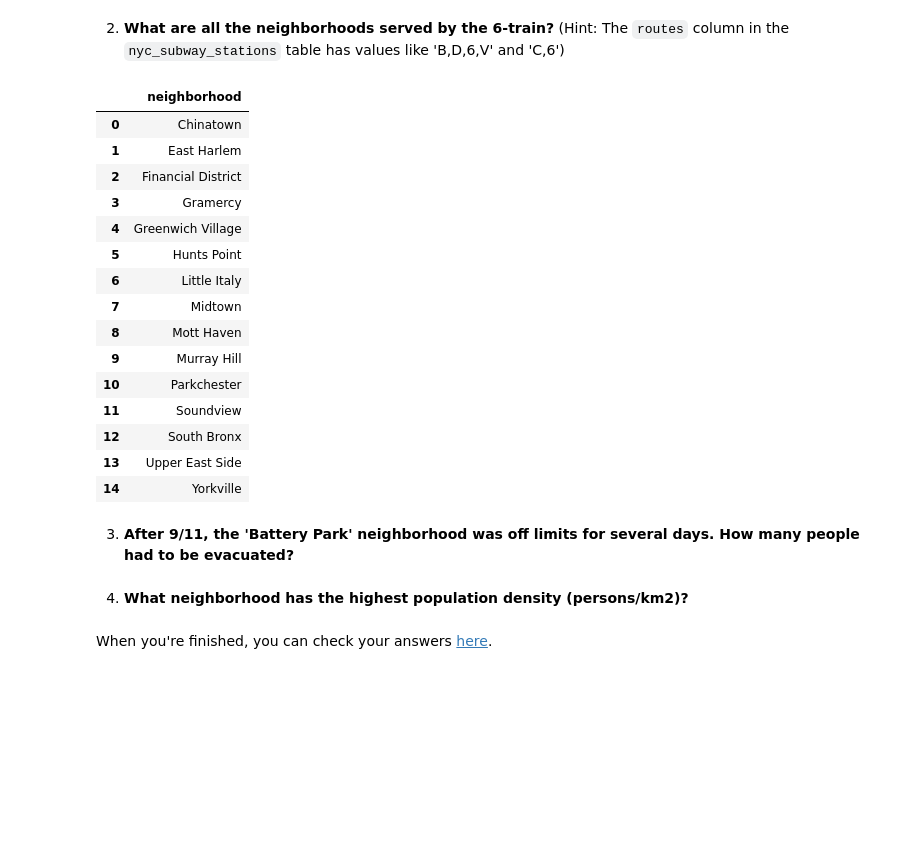
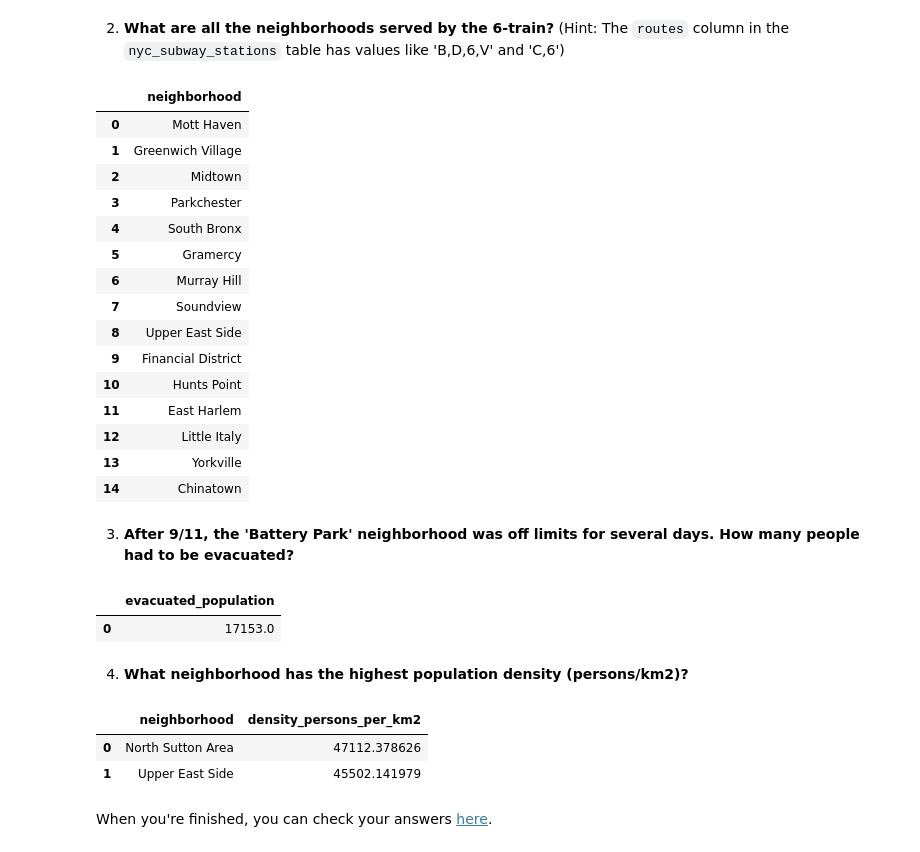
Before and after one commit to Nanxi-lu/BSA_Big_data, a Jupyter notebook: notebooks/W04_postgis2.ipynb, the cells around one changed output. Cells and saved outputs as stored; diff of their text form; code cells hidden in the pictures; blank space fills up the shorter version.

```diff
--- a/notebooks/W04_postgis2.ipynb
+++ b/notebooks/W04_postgis2.ipynb
@@ -195,36 +193,65 @@ WHERE n.name = 'Little Italy';
 # %%
 %%sql
 INSTALL spatial;
 LOAD spatial;
 
 SELECT DISTINCT
   n.name AS neighborhood
 FROM nyc_subway_stations s
 JOIN nyc_neighborhoods n
   ON ST_Within(s.geom, n.geom)
-WHERE strpos(s.routes, '6') > 0
-ORDER BY neighborhood;
+WHERE strpos(s.routes, '6') > 0;
 # %% [output]
 |  | neighborhood |
-| 0 | Chinatown |
-| 1 | East Harlem |
-| 2 | Financial District |
-| 3 | Gramercy |
-| 4 | Greenwich Village |
-| 5 | Hunts Point |
-| 6 | Little Italy |
-| 7 | Midtown |
-| 8 | Mott Haven |
-| 9 | Murray Hill |
-| 10 | Parkchester |
-| 11 | Soundview |
-| 12 | South Bronx |
-| 13 | Upper East Side |
-| 14 | Yorkville |
+| 0 | Mott Haven |
+| 1 | Greenwich Village |
+| 2 | Midtown |
+| 3 | Parkchester |
+| 4 | South Bronx |
+| 5 | Gramercy |
+| 6 | Murray Hill |
+| 7 | Soundview |
+| 8 | Upper East Side |
+| 9 | Financial District |
+| 10 | Hunts Point |
+| 11 | East Harlem |
+| 12 | Little Italy |
+| 13 | Yorkville |
+| 14 | Chinatown |
 # %% [markdown]
 3. **After 9/11, the \'Battery Park\' neighborhood was off limits for several days. How many people had to be evacuated?**
+# %%
+%%sql
+INSTALL spatial;
+LOAD spatial;
+
+SELECT SUM(c.popn_total) AS evacuated_population
+FROM nyc_neighborhoods n
+JOIN nyc_census_blocks c
+  ON ST_Intersects(n.geom, c.geom)
+WHERE n.name = 'Battery Park';
+# %% [output]
+|  | evacuated_population |
+| 0 | 17153.0 |
 # %% [markdown]
 4. **What neighborhood has the highest population density (persons/km2)?**
+# %%
+%%sql
+INSTALL spatial;
+LOAD spatial;
+
+SELECT
+  n.name AS neighborhood,
+  SUM(c.popn_total) / (ST_Area(n.geom) / 1000000.0) AS density_persons_per_km2
+FROM nyc_neighborhoods n
+JOIN nyc_census_blocks c
+ON ST_Within(c.geom, n.geom)
+GROUP BY n.name, n.geom
+ORDER BY density_persons_per_km2 DESC LIMIT 2;
+# %% [output]
+|  | neighborhood | density_persons_per_km2 |
+| 0 | North Sutton Area | 47112.378626 |
+| 1 | Upper East Side | 45502.141979 |
 # %% [markdown]
 When you're finished, you can check your answers [here](https://postgis.net/workshops/postgis-intro/joins_exercises.html).
 # %% [markdown]
```
Also changed, not shown: parts of 37 cells of this notebook.
